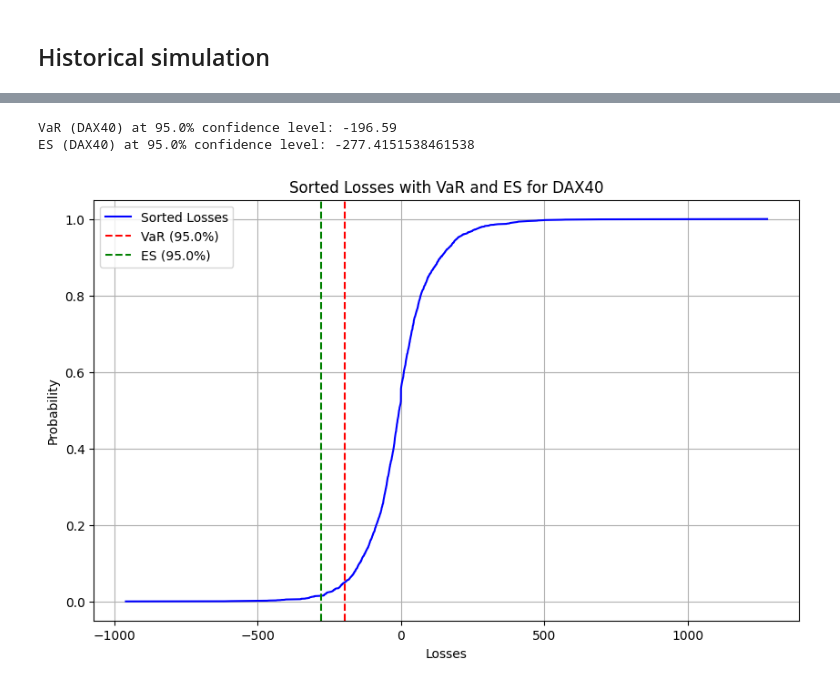
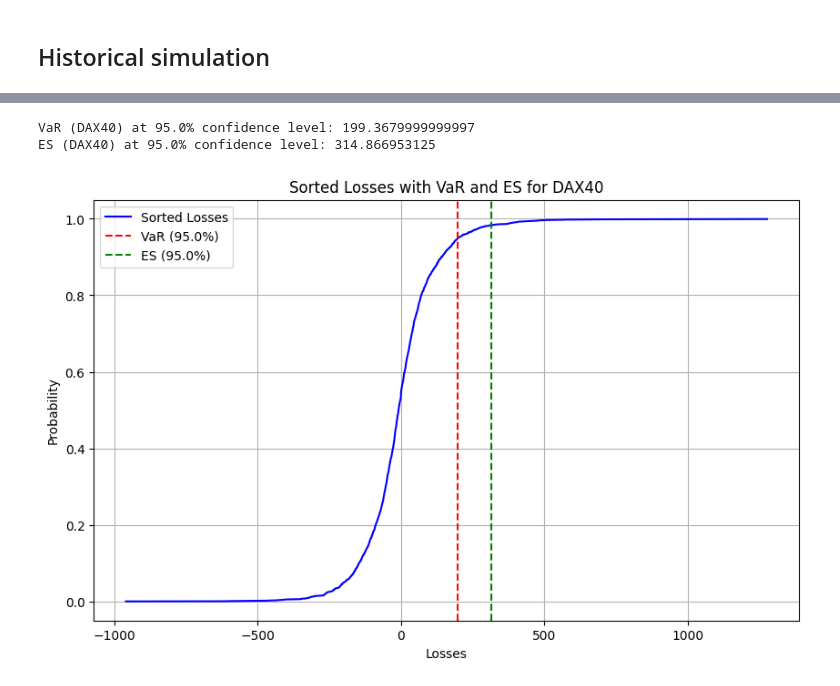
Before and after one commit to Dhruvs120/Quantitative_Risk_Management_Assignments, a Jupyter notebook: initial_notebook.ipynb, the cells around one changed output, grey strips where cells are left out. Cells and saved outputs as stored; diff of their text form; code cells hidden in the pictures.

```diff
--- a/initial_notebook.ipynb
+++ b/initial_notebook.ipynb
@@ -35,4 +37,5 @@ main_df = main_df.reset_index(drop=True)
 # %%
+
 # Add a column for the interest bond value per day
 days_per_annum = 365
 interest_bond = 1500000
@@ -49,7 +52,8 @@ interest_bond_vector[0] = interest_bond
 
 # Calculate bond values day by day based on the daily yield rate
 for i in range(len(main_df)):
-    daily_rate = ((main_df['Yield curve spot rate, 10-year maturity - Government bond'].iloc[i] / (days_per_annum)) * (7/5)) / 100
+    # Adding 1.5% to account for the credit risk spread
+    daily_rate = (((main_df['Yield curve spot rate, 10-year maturity - Government bond'].iloc[i] + 1.5) / (days_per_annum)) * (7/5)) / 100
     daily_rates[i] = daily_rate
 
     if i > 0:
@@ -112,6 +102,6 @@ main_df
 # %%
 # initial investment
-weigths = {
+weights = {
     'S&P500': 0.4,
     'DAX40': 0.3,
     'NIKKEI': 0.15,
@@ -129,10 +119,10 @@ usd_to_eur = float(starting_row['USD/EUR'].iloc[0])
 jpy_to_eur = float(starting_row['JPY/EUR'].iloc[0])
 
 # Calculate the invested amounts
-invested_amount_SP500 = starting_investment * weigths['S&P500'] / usd_to_eur
-invested_amount_DAX40 = starting_investment * weigths['DAX40']
-invested_amount_NIKKEI = starting_investment * weigths['NIKKEI'] / jpy_to_eur
-invested_amount_EU_BOND = starting_investment * weigths['EU-BOND']
+invested_amount_SP500 = starting_investment * weights['S&P500'] / usd_to_eur
+invested_amount_DAX40 = starting_investment * weights['DAX40']
+invested_amount_NIKKEI = starting_investment * weights['NIKKEI'] / jpy_to_eur
+invested_amount_EU_BOND = starting_investment * weights['EU-BOND']
 
 invested_amounts = [
     invested_amount_SP500, #in USD
@@ -187,0 +168,8 @@ print(Pmu)
+# %%
+# Create Portfolio_loss column as the sum of the 4 loss components
+main_df['Portfolio_loss'] = (
+    main_df['C_S&P500_Loss'] +
+    main_df['C_Dax40_Loss'] +
+    main_df['C_Nikkei_Loss'] +
+    main_df['Interest_Bond_Loss']
+)
@@ -406,40 +516,39 @@ ES (S&P500) at 95.0% confidence level: -52.56203565384615
 # %%
+confidence_level = 0.95
 # Extract historical losses for DAX40
-dax40_losses = main_df[(main_df['Date'] >= '2012-01-04') & (main_df['Date'] <= '2021-12-31')]['C_Dax40_Loss'].dropna()
+dax40_losses = main_df[(main_df['Date'] >= '2012-01-04') & (main_df['Date'] <= '2021-12-31')]['C_Dax40_Loss']
 
 # Sort the losses in ascending order
 sorted_dax40_losses = dax40_losses.sort_values()
 
-# Calculate the index for the VaR based on the confidence level
-var_index_dax40 = int((1 - confidence_level) * len(sorted_dax40_losses))
+# Calculate VaR at the specified confidence level
+# This finds the value at the threshold separating the worst (1-confidence_level)% losses
+VaR_dax40 = sorted_dax40_losses.quantile(confidence_level)
 
-# Calculate VaR
-VaR_dax40 = sorted_dax40_losses.iloc[var_index_dax40]
-
-# Calculate ES (average of losses beyond VaR)
-ES_dax40 = sorted_dax40_losses.iloc[:var_index_dax40].mean()
+# Calculate ES (Expected Shortfall)
+# This is the average of the losses that are greater than or equal to the VaR value
+tail_dax_losses = sorted_dax40_losses[sorted_dax40_losses >= VaR_dax40]
+ES_dax40 = tail_dax_losses.mean()
 
 print(f"VaR (DAX40) at {confidence_level * 100}% confidence level: {VaR_dax40}")
 print(f"ES (DAX40) at {confidence_level * 100}% confidence level: {ES_dax40}")
-
-import matplotlib.pyplot as plt
 
 # Plot the sorted losses as a line graph
 plt.figure(figsize=(10, 6))
 plt.plot(sorted_dax40_losses.values, np.linspace(0, 1, len(sorted_dax40_losses), endpoint=False), label='Sorted Losses', color='blue')
 
 # Highlight VaR and ES on the graph
 plt.axvline(x=VaR_dax40, color='red', linestyle='--', label=f'VaR ({confidence_level * 100}%)')
 plt.axvline(x=ES_dax40, color='green', linestyle='--', label=f'ES ({confidence_level * 100}%)')
 
 # Add labels, title, and legend
 plt.xlabel('Losses')
 plt.ylabel('Probability')
 plt.title('Sorted Losses with VaR and ES for DAX40')
 plt.legend()
 plt.grid()
 plt.show()
 # %% [output]
-VaR (DAX40) at 95.0% confidence level: -196.59
-ES (DAX40) at 95.0% confidence level: -277.4151538461538
+VaR (DAX40) at 95.0% confidence level: 199.3679999999997
+ES (DAX40) at 95.0% confidence level: 314.866953125
-[figure, old version]
+[figure, new version]
```
Also changed, not shown: parts of 37 cells of this notebook.
